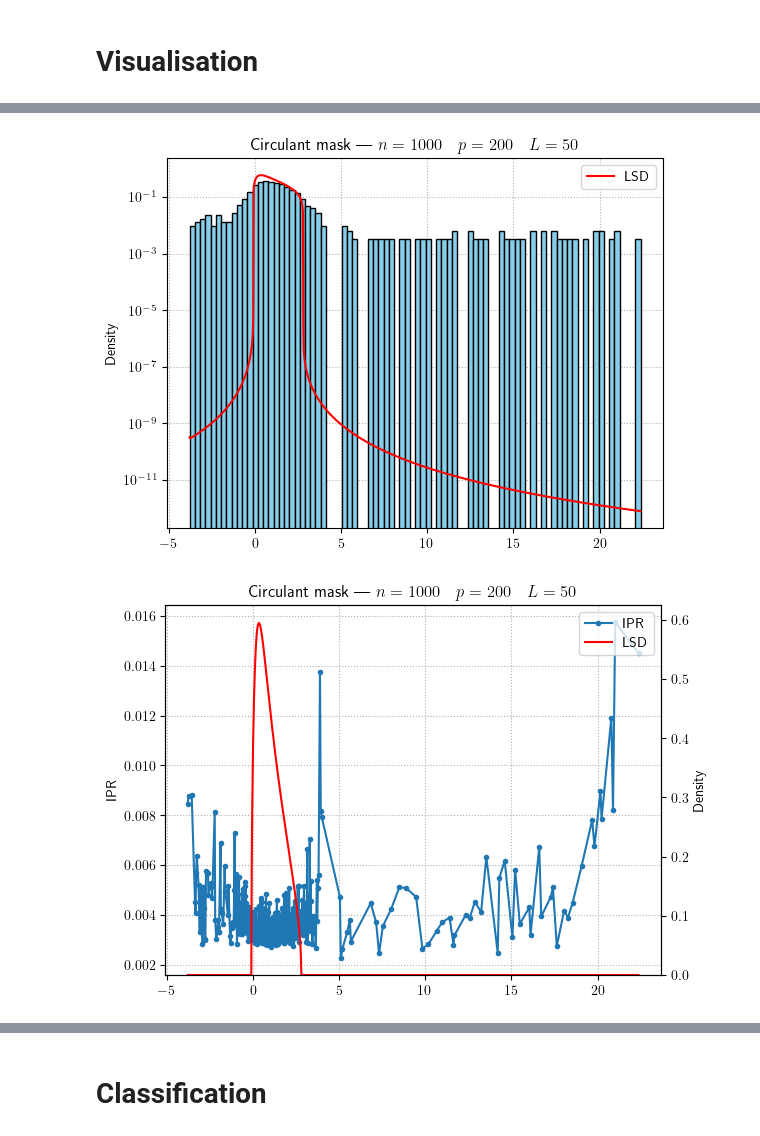
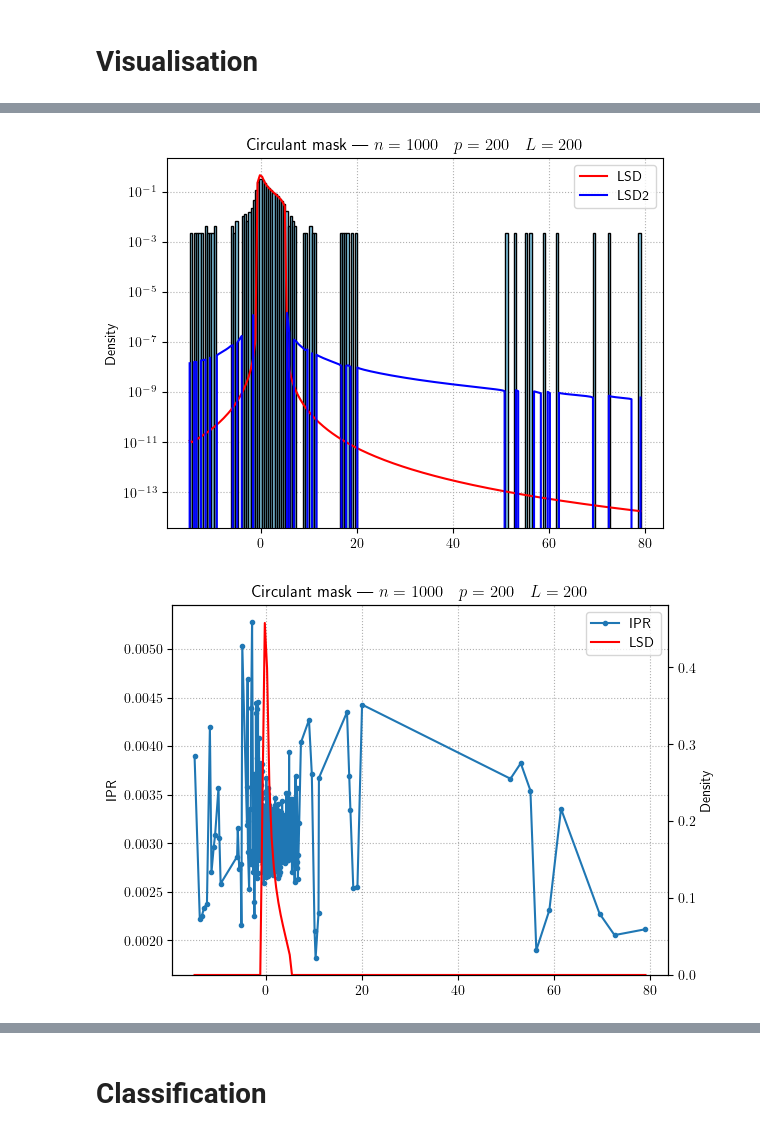
Before and after one commit to HugoLebeau/online_learning, a Jupyter notebook: Toeplitz puncturing.ipynb, the cells around one changed output, grey strips where cells are left out. Drawn from its saved outputs; the diff is of its cells as text; code cells hidden in the pictures.

```diff
--- a/Toeplitz puncturing.ipynb
+++ b/Toeplitz puncturing.ipynb
@@ -13,7 +13,7 @@ np.random.seed(14159)
 # %%
 n = 1000 # sample size
 c = 200/n # p/n
-epsilon = (2*50-1)/n # (2L-1)/n
+epsilon = (2*200-1)/n # (2L-1)/n
 
 p = int(np.round(c*n)) # dimension
 L = int(np.round(epsilon*n/2+0.5)) # band size
@@ -58,11 +58,27 @@ tau, basis_t = utils.basis(n, L, kind='toeplitz')
 psi, basis_c = utils.basis(n, L, kind='circulant')
 # %%
 # Limiting spectral distribution
-axr = np.linspace(eigvals_c.min(), eigvals_c.max(), 1000)
+axr = np.linspace(eigvals_c.min(), eigvals_c.max(), 200)
 eta0_t = utils.eta0(axr, p, tau)
 eta0_c = utils.eta0(axr, p, psi)
 LSD_t = (1/(1-axr-eta0_t)).imag/np.pi
 LSD_c = (1/(1-axr-eta0_c)).imag/np.pi
+# %%
+from scipy import linalg
+def calc_LSD(z, eta0_start=1j):
+    eta0 = utils.fixed_point((lambda e: np.mean(psi**2/(p*(1-z-e)+psi))), eta0_start)
+    m = 1/(1-z-eta0)
+    P = M@(J.T)
+    PPp = (P.T@P)/p
+    gz = utils.fixed_point((lambda g: m*np.mean(1/(1+linalg.eigvalsh(PPp*(((basis_c.T)*(m*psi/(1+g*psi/p)))@basis_c))))), m)
+    return gz.imag/np.pi
+# %%
+from tqdm import tqdm
+LSD_cc = np.zeros_like(axr)
+for i, x_ in enumerate(tqdm(axr)):
+    mz0 = 1-z-1/LSD_cc[i-1] if not np.isclose(LSD_cc[i-1], 0) else 1j
+    z = x_+1e-5j
+    LSD_cc[i] = calc_LSD(z, mz0)
 # %%
 # Get spikes and alignments
 if pm1_setting:
@@ -106,32 +122,33 @@ plt.show()
 # %%
 plt.hist(eigvals_c.flatten(), bins='auto', color='skyblue', edgecolor='black', density=True, zorder=2)
 plt.plot(axr, LSD_c, color='red', label="LSD")
+plt.plot(axr, LSD_cc, color='blue', label="LSD2")
 if pm1_setting:
     for spike in spikes_c:
         plt.axvline(x=spike, ls=':', color='green')
 plt.grid(ls=':')
 plt.yscale('log')
 plt.ylabel("Density")
 plt.legend()
 plt.title("Circulant mask | "+setting)
 plt.show()
 
 plt.plot(eigvals_c[0], IPR_c[0], marker='.', label="IPR")
 plt.grid(ls=':')
 plt.ylabel("IPR")
 ax1 = plt.gca()
 ax2 = plt.twinx()
 plt.plot(axr, LSD_c, color='red', label="LSD")
 plt.ylabel("Density")
 plt.ylim(bottom=0)
 lines1, labels1 = ax1.get_legend_handles_labels()
 lines2, labels2 = ax2.get_legend_handles_labels()
 plt.legend(lines1+lines2, labels1+labels2)
 plt.title("Circulant mask | "+setting)
 plt.show()
 # %% [output]
-[figure, old version]
+[figure, new version]
-[figure, old version]
+[figure, new version]
 # %%
 x = np.arange(n)
 n_to_plot = 5
```
Also changed, not shown: parts of 12 cells of this notebook.
